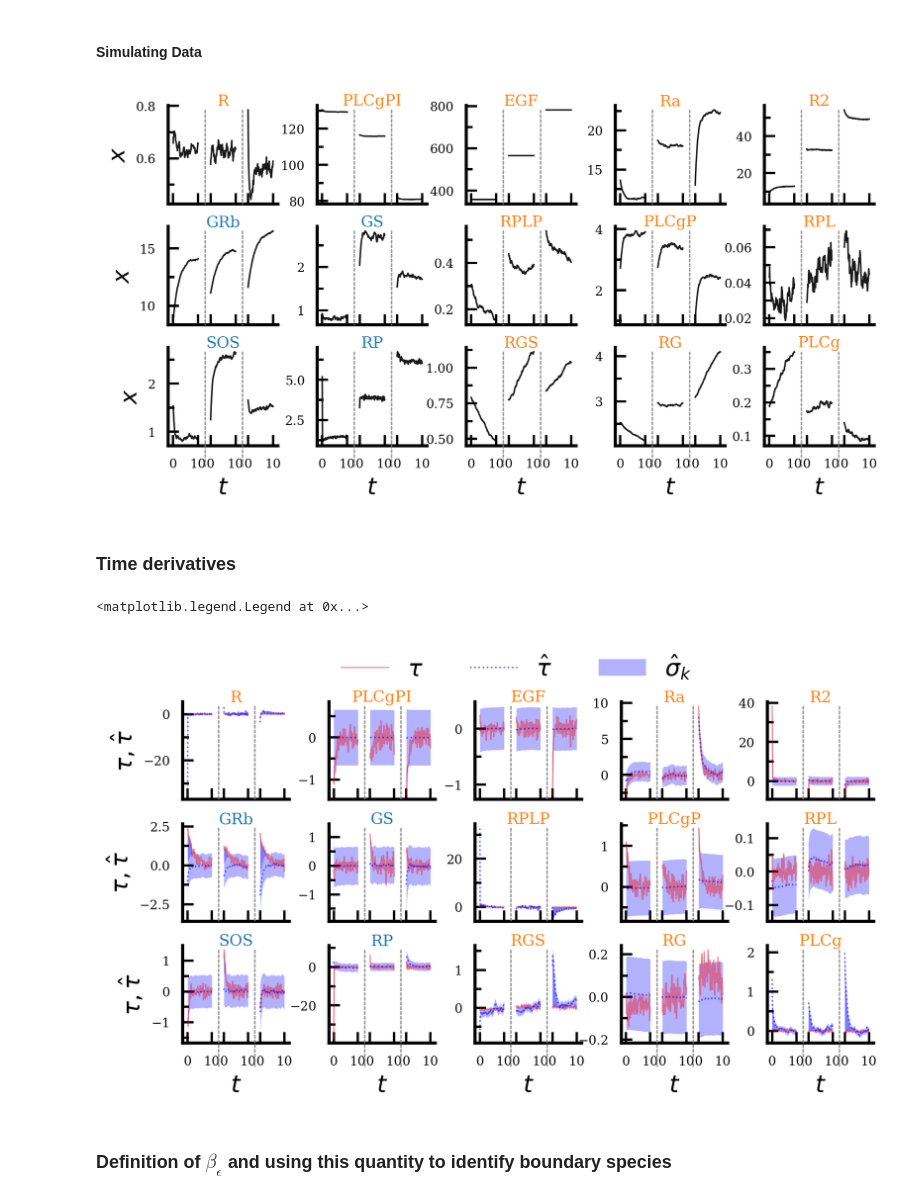
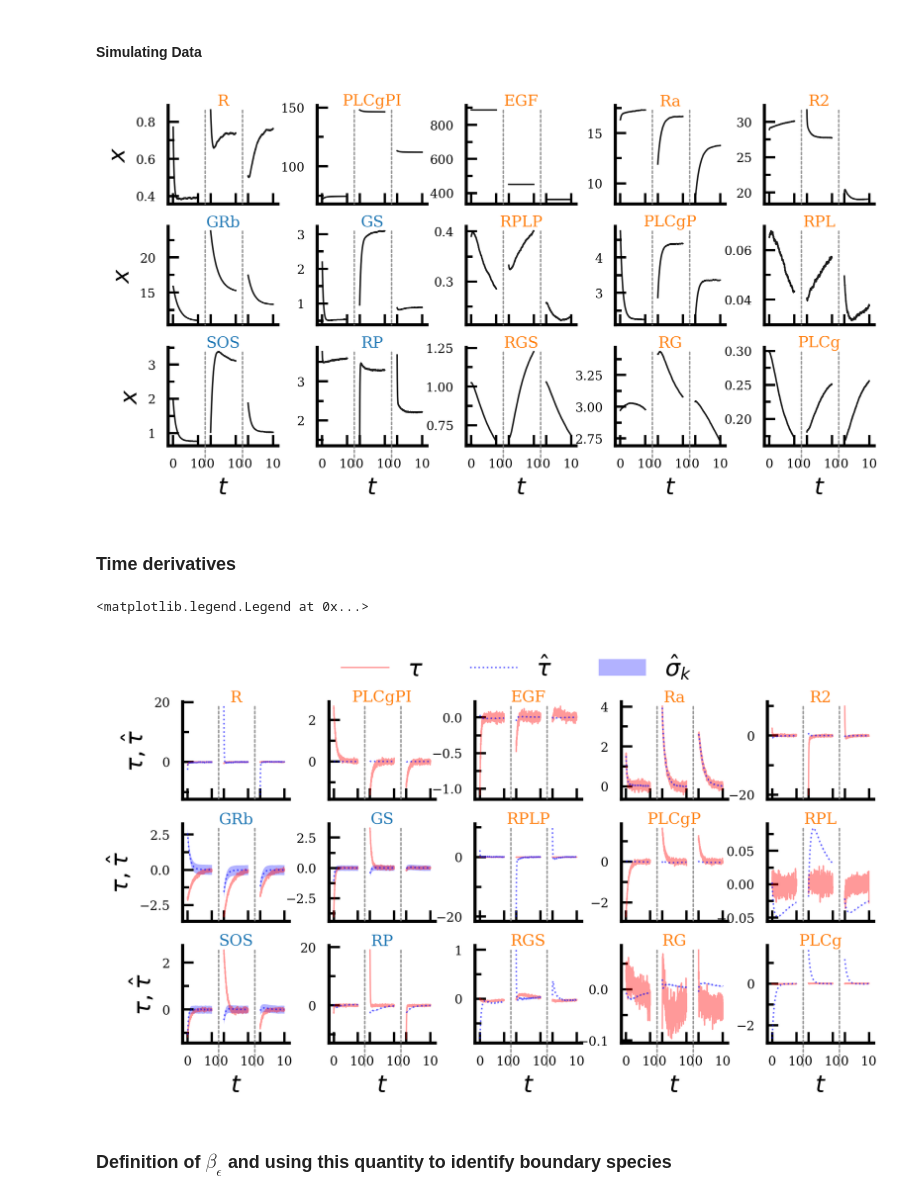
Before and after one commit to btemoshir/netBound, a Jupyter notebook: 09_EGFR_network.ipynb, the cells around one changed output. Cells and saved outputs as stored; diff of their text form; code cells hidden in the pictures.

Commit message:
corrected wrong design matrix and ran with new data
- data too big to upload
- still having issues with LaTex in matplotlib

```diff
--- a/09_EGFR_network.ipynb
+++ b/09_EGFR_network.ipynb
@@ -36,5 +36,5 @@ netw['dynamics'] = dynamics
 netw = refresh_netw_par(netw)
 rates_par = get_rates_par()
 # %%
-true_weights = get_true_weights(netw['units_subnw'], **rates_par)[0]
+true_weights, features = get_true_weights(netw['units_subnw'], **rates_par)
 pred_weights = np.mean(weights_list, axis=2)[0, 0]
@@ -111,12 +115,12 @@ for idx, unit in enumerate(units):
 #### Simulating Data
 # %%
 
-epsilon = epsilon_list[3]
+epsilon = 1e-5 #epsilon_list[0]
 stdv = .3
 n_runs = 3
 
 T = 10
-t_eval = np.linspace(0, T, 100)
+t_eval = np.linspace(0, T, 1000)
 
 netw = make_par('egfr')
 det_dyn, S, flux = get_dynamics()
@@ -126,12 +130,15 @@ netw = refresh_netw_par(netw)
 
 stoch_dyn = get_stoch_term(epsilon, S, flux)
 y_val = load_rubin14_MM_yvals(y_vals_file='packages/parameters/EGFR/yvals.txt')
-
-init_list = [y_val * ( 1 +  np.random.normal(0, stdv, len(y_val))) for i in range(n_runs)]
+np.random.seed(0)
+init_list = [np.abs(y_val * ( 1 +  np.random.normal(0, stdv, len(y_val)))) for i in range(n_runs)]
 # %%
+from tqdm import tqdm
+
 x = None
 der = None
-for r in range(n_runs):
+bar = tqdm(range(n_runs), total=n_runs)
+for r in bar:
     init = init_list[r]
     sol_stoch = int_ito(det_dyn, stoch_dyn, init, t_eval=t_eval)
     x_stoch = sol_stoch[:, :]  # extract the concentrations of the observed units
@@ -143,6 +150,7 @@ for r in range(n_runs):
         der = np.append(der, np.gradient(x_stoch, t_eval, axis=1), axis=1)
         x = np.append(x, x_stoch, axis=1)
 
+
 x = x.T
 der = der.T
 # %%
@@ -222,8 +230,6 @@ for idx, unit in enumerate(units):
     max_ax = np.max(x[:N_pert*3,idx_u])
 
 
-
-
     ls = (0, (1.5, 1.5))
     ax.annotate('', (T1, y1), (T1, y2), xycoords='axes fraction',#, transform=ax.transAxes,
              arrowprops=dict( linewidth=2,
@@ -243,21 +249,21 @@ for idx, unit in enumerate(units):
                             shrinkA = 0, shrinkB =0,
                             connectionstyle="arc3,rad=0"))
 # %% [output]
-[figure, old version]
+[figure, new version]
 # %% [markdown]
 ### Time derivatives
 # %%
 def var_pred(phi, beta, Sn):
     return np.array([[1/beta[i] + phi[t]@Sn[i]@phi[t].T for t in range(phi.shape[0])] for i in range(beta.shape[0])])
 # %%
-idx_t = 0
-idx_eps = 3
+idx_t = 2
+idx_eps = 0
 #dt = dt_list[0]
 weigh = np.mean(weights_list, axis=2)[idx_eps, idx_t]
 beta_mean = np.mean(beta_list, axis=2)[idx_eps, idx_t]
 Sn = np.mean(S_list, axis=2)[idx_eps, idx_t]
 
-phi = design_matrix(x[:, netw['idx_subnw']])
+phi = design_matrix_2(x[:, netw['idx_subnw']])
 var = var_pred(phi, beta=beta_mean, Sn=Sn)
 # %%
 fig = plt.figure(figsize=(7, 4.3))
@@ -289,7 +295,6 @@ for idx, unit in enumerate(units):
 
 pert_dx = T/2
 
-x_data = x
 
 
 for idx, unit in enumerate(units):
@@ -316,7 +321,8 @@ for idx, unit in enumerate(units):
 
     for pert in range(3):
         N_pert = len(t_eval)
-        y = der[N_pert*pert:N_pert*(pert+1),netw['idx_subnw'][idx_u]]
+        y = np.gradient(x[N_pert*pert:N_pert*(pert+1), netw['idx_subnw'][idx_u]], t_eval, axis=0)
+        #der[N_pert*pert:N_pert*(pert+1),netw['idx_subnw'][idx_u]]
 
         y_pred = (weigh[idx]@phi.T)
         x_lin = np.linspace(pert*pert_dx + pert*T, pert*pert_dx + T*(pert + 1), y.shape[0])
@@ -332,8 +338,8 @@ for idx, unit in enumerate(units):
             label3 = ''
         ax.plot(x_lin, y, color='red', alpha=.4, lw=.9, label=label1)#, label=label_pred, )
         ax.plot(x_lin, y_pred[N_pert*pert:N_pert*(pert+1)],  color='blue', alpha=.6, lw=1, ls='dotted', label=label3)#, label=label_pred, )
-        ax.fill_between(x_lin, y_pred[N_pert*pert:N_pert*(pert+1)] + np.sqrt(var[idx_u, N_pert*pert:N_pert*(pert+1)]), y, color='blue', alpha=.3, lw=0)
-        ax.fill_between(x_lin, y_pred[N_pert*pert:N_pert*(pert+1)] - np.sqrt(var[idx_u, N_pert*pert:N_pert*(pert+1)]), y, color='blue', alpha=.3, lw=0, label=label2)#,label= label_var)
+        ax.fill_between(x_lin, y_pred[N_pert*pert:N_pert*(pert+1)] + np.sqrt(var[idx_u, N_pert*pert:N_pert*(pert+1)]), y_pred[N_pert*pert:N_pert*(pert+1)] - np.sqrt(var[idx_u, N_pert*pert:N_pert*(pert+1)]), color='blue', alpha=.3, lw=0, label=label2)
+        #ax.fill_between(x_lin, y_pred[N_pert*pert:N_pert*(pert+1)] - np.sqrt(var[idx_u, N_pert*pert:N_pert*(pert+1)]), y, color='blue', alpha=.3, lw=0, )#,label= label_var)
 
 
     ax.xaxis.set_major_locator(mpl.ticker.FixedLocator([0, T, T+pert_dx, 2*T + pert_dx, 2*T + 2*pert_dx, 3*T + 2*pert_dx]))
@@ -358,34 +364,34 @@ for idx, unit in enumerate(units):
     if i_col == 0:
         axes[idx].set_ylabel(r'$\tau, \hat \tau$',fontsize=fs)#transform =axes[idx].transData)
 
     min_ax = np.min(x[:N_pert*3,idx_u])
     max_ax = np.max(x[:N_pert*3,idx_u])
 
 
     ls = (0, (1.5, 1.5))
     ax.annotate('', (T1, y1), (T1, y2), xycoords='axes fraction',#, transform=ax.transAxes,
              arrowprops=dict( linewidth=2,
                             #fc="0.6", ec="none",
                             arrowstyle= '-', linestyle= ls,color='grey', alpha=.8, lw=1,
                             #patchB=el,
                             shrinkA = 0, shrinkB =0,
                             connectionstyle="arc3,rad=0"))
 
 
 
     ax.annotate('', (T2,  y1 ), (T2, y2), xycoords='axes fraction',#, transform=ax.transAxes,
                 arrowprops=dict( linewidth=2,
                             #fc="0.6", ec="none",
                             arrowstyle= '-', linestyle= ls,color='grey', alpha=.8, lw=1,
                             #patchB=el,
                             shrinkA = 0, shrinkB =0,
                             connectionstyle="arc3,rad=0"))
 
 
 axes[-1].legend(bbox_to_anchor=(-4.2, 1), loc=3, bbox_transform=axes[-1].transAxes, ncols=3, fontsize=fs)
 # %% [output]
 <matplotlib.legend.Legend at 0x...>
-[figure, old version]
+[figure, new version]
 # %%
 def auc_roc_2(idx_boundary_rel,  beta, beta_error,num_threshold, method='total',plot=False, return_variance=False):
 
```
Also changed, not shown: parts of 8 cells of this notebook, 1 other file.
